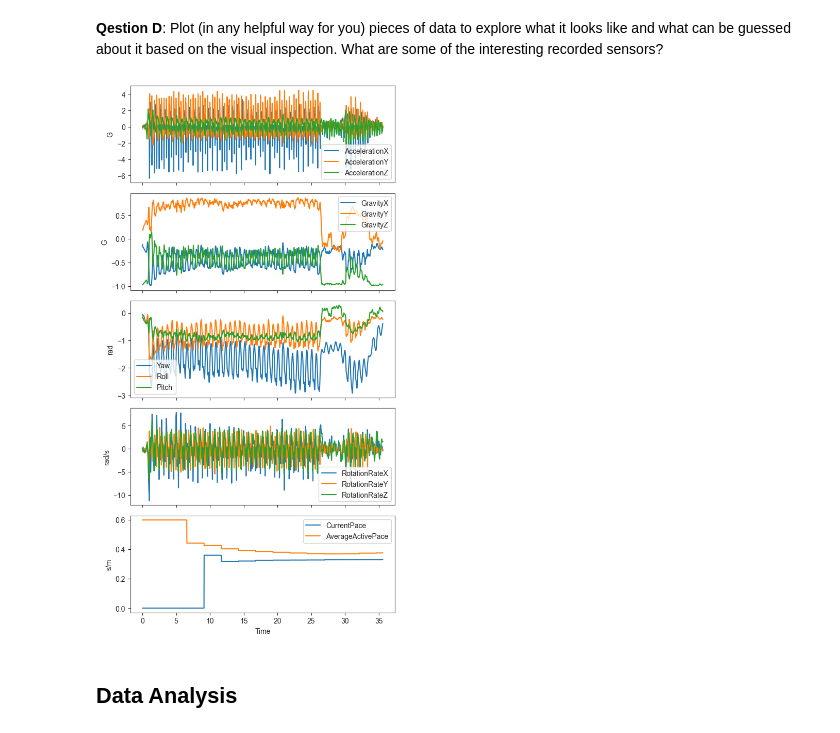
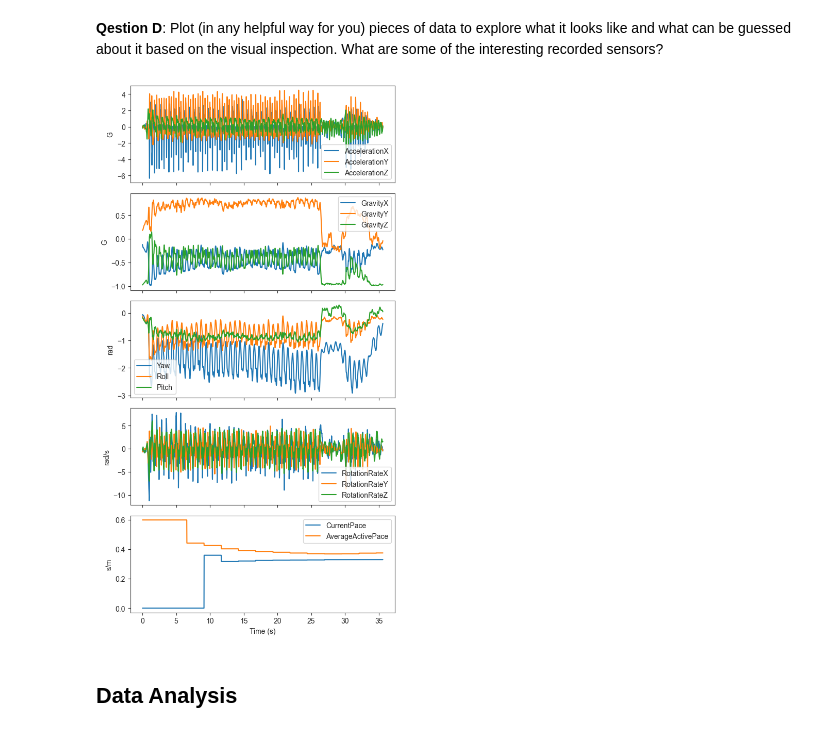
Before and after one commit to RiboRings/WatchAccelerometer, a Jupyter notebook: report.ipynb, the cells around one changed output. Saved outputs shown, nothing was run; the diff lists cells and outputs as text; code cells hidden in the pictures.

```diff
--- a/report.ipynb
+++ b/report.ipynb
@@ -140,29 +142,30 @@ Total length of the measurement: 35.602 s
 # %%
 def plot_combinations(df, ylist, ax):
 
     for y in ylist:
         ylab = re.sub("(motion|pedometer)(User)?(.+)\(.+\)", "\\3", y)
         sns.lineplot(df, x="Time", y=y, ax=ax, label=ylab)
 
     ax.legend()
     ax.set_ylabel(re.sub(".+\((.+)\)", "\\1", ylist[0]))
 
 plot_num = 5
 fig, axes = plt.subplots(plot_num, sharex=True)
 
 fig.set_figheight(2.2 * plot_num)
 fig.set_figwidth(6)
 sns.set_style("ticks")
 
 plot_combinations(df1, ["motionUserAccelerationX(G)", "motionUserAccelerationY(G)", "motionUserAccelerationZ(G)"], ax=axes[0])
 plot_combinations(df1, ["motionGravityX(G)", "motionGravityY(G)", "motionGravityZ(G)"], ax=axes[1])
 plot_combinations(df1, ["motionYaw(rad)", "motionRoll(rad)", "motionPitch(rad)"], ax=axes[2])
 plot_combinations(df1, ["motionRotationRateX(rad/s)", "motionRotationRateY(rad/s)", "motionRotationRateZ(rad/s)"], ax=axes[3])
 plot_combinations(df1, ["pedometerCurrentPace(s/m)", "pedometerAverageActivePace(s/m)"], ax=axes[4])
 
+axes[4].set_xlabel("Time (s)")
 plt.tight_layout()
 # %% [output]
-[figure, old version]
+[figure, new version]
 # %% [markdown]
 ## Data Analysis
 # %% [markdown]
```
Also changed, not shown: parts of 5 cells of this notebook.
